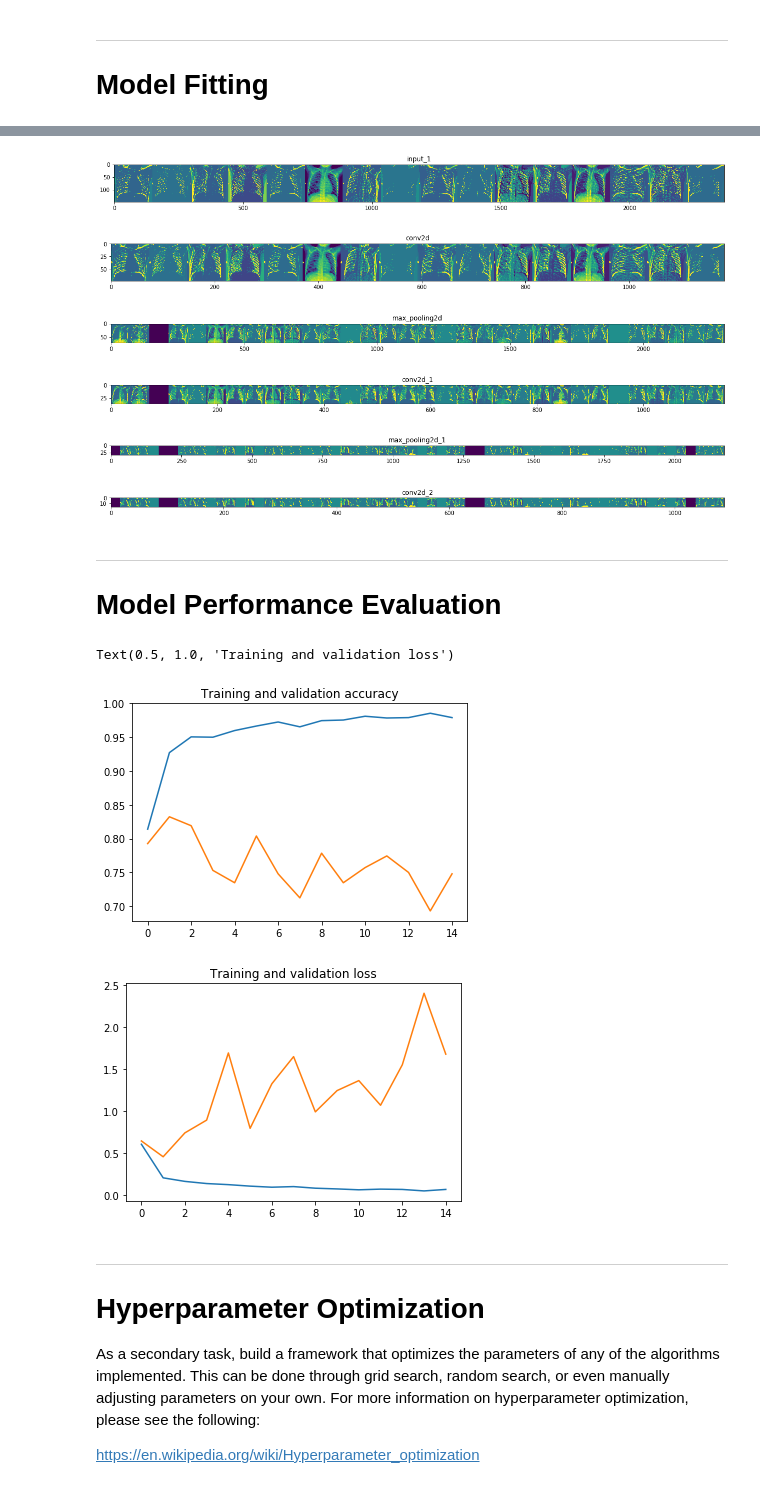
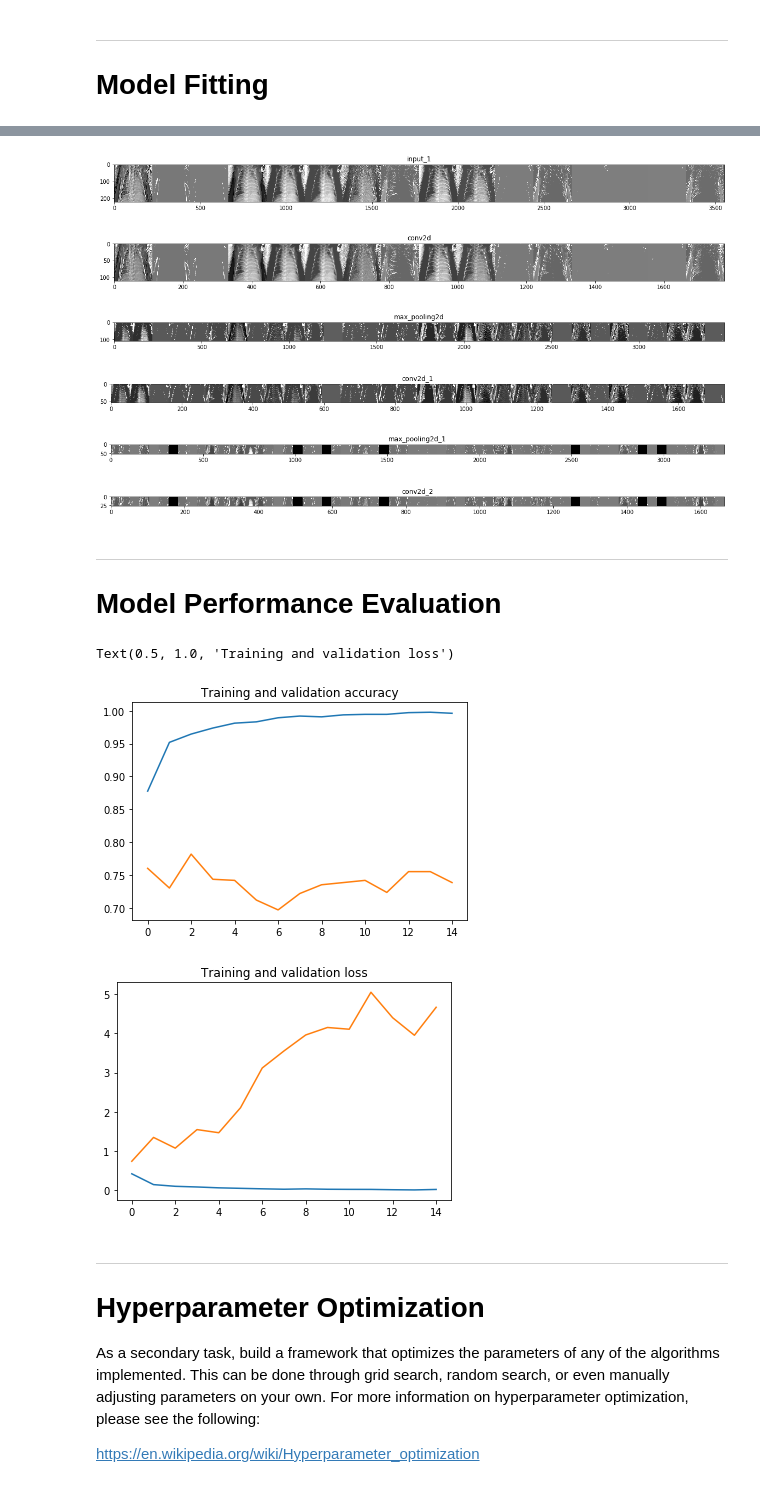
Before and after one commit to UnitForDataScience/Chest-X-Ray-Image-Classifier, a Jupyter notebook: Chest_X_Ray_Image_Classification_(Neural_Networks).ipynb, the cells around one changed output, grey strips where cells are left out. Cells and saved outputs as stored; diff of their text form; code cells hidden in the pictures.

```diff
--- a/Chest_X_Ray_Image_Classification_(Neural_Networks).ipynb
+++ b/Chest_X_Ray_Image_Classification_(Neural_Networks).ipynb
@@ -77,20 +84,20 @@ zip_file.close()
 
 # Assigning directories
 norm_train_dir = 'chest_xray/train/NORMAL'
-abn_train_dir = 'chest_xray/train/PNEUMONIA'
+pne_train_dir = 'chest_xray/train/PNEUMONIA'
 
 norm_test_dir = 'chest_xray/test/NORMAL'
-abn_test_dir = 'chest_xray/test/PNEUMONIA'
+pne_test_dir = 'chest_xray/test/PNEUMONIA'
 
 # generating lists of filenames
 norm_train_files = os.listdir(norm_train_dir )
-abn_train_files = os.listdir(abn_train_dir )
+pne_train_files = os.listdir(pne_train_dir )
 norm_test_files = os.listdir(norm_test_dir )
-abn_test_files = os.listdir(abn_test_dir )
+pne_test_files = os.listdir(pne_test_dir )
 
 # User output validation (file names should all be different)
 print(norm_train_files[:5])
-print(abn_train_files[:5])
+print(pne_train_files[:5])
 print(norm_test_files[:5])
-print(abn_test_files[:5])
+print(pne_test_files[:5])
 # %% [output]
@@ -142,7 +160,6 @@ plt.tight_layout()
 # %%
-# Our input feature map is 150x150x3: 150x150 for the image pixels, and 3 for
-# the three color channels: R, G, and B
-img_input = layers.Input(shape=(150, 150, 3))
+# Our input feature map is 224x224x3: 224x224 for the image pixels
+img_input = layers.Input(shape=(224, 224, 3))
 
 # First convolution extracts 16 filters that are 3x3
 # Convolution is followed by max-pooling layer with a 2x2 window
@@ -208,20 +217,20 @@ Use tf.where in 2.0, which has the same broadcast rule as np.where
 # %%
 # All images will be rescaled by 1./255
 train_datagen = ImageDataGenerator(rescale=1./255)
-val_datagen = ImageDataGenerator(rescale=1./255)
+test_datagen = ImageDataGenerator(rescale=1./255)
 
 # Flow training images in batches of 20 using train_datagen generator
 train_generator = train_datagen.flow_from_directory(
         'chest_xray/train',  # This is the source directory for training images
-        target_size=(150, 150),  # All images will be resized to 150x150
+        target_size=(224, 224),  # All images will be resized to 224x224
         batch_size=20,
         # Since we use binary_crossentropy loss, we need binary labels
         class_mode='binary')
 
-# Flow validation images in batches of 20 using val_datagen generator
-test_generator = val_datagen.flow_from_directory(
+# Flow validation images in batches of 20 using test_datagen generator
+test_generator = test_datagen.flow_from_directory(
         'chest_xray/test',
-        target_size=(150, 150),
+        target_size=(224, 224),
         batch_size=20,
         class_mode='binary')
 # %% [output]
@@ -231,11 +240,11 @@ Found 624 images belonging to 2 classes.
 ---
 # Model Fitting
 # %%
-history = model.fit_generator(
+history = model.fit(
       train_generator,
-      steps_per_epoch=100,  # 2000 images = batch_size * steps
+      steps_per_epoch=250,  # 5000 images = batch_size * steps
       epochs=15,
       validation_data=test_generator,
-      validation_steps=50,  # 1000 images = batch_size * steps
+      validation_steps=30,  # 600 images = batch_size * steps
       verbose=2)
 # %% [output]
@@ -265,12 +274,12 @@ visualization_model = Model(img_input, successive_outputs)
 
 # Let's prepare a random input image from the training set.
 norm_image_files = [os.path.join('chest_xray/train/NORMAL', f) for f in norm_train_files]
-abn_image_files = [os.path.join('chest_xray/train/PNEUMONIA', f) for f in abn_train_files]
-img_path = random.choice(norm_image_files + abn_image_files)
+pne_image_files = [os.path.join('chest_xray/train/PNEUMONIA', f) for f in pne_train_files]
+img_path = random.choice(norm_image_files + pne_image_files)
 
-img = load_img(img_path, target_size=(150, 150))  # this is a PIL image
-x = img_to_array(img)  # Numpy array with shape (150, 150, 3)
-x = x.reshape((1,) + x.shape)  # Numpy array with shape (1, 150, 150, 3)
+img = load_img(img_path, target_size=(224, 224))  # this is a PIL image
+x = img_to_array(img)  # Numpy array with shape (224, 224, 3)
+x = x.reshape((1,) + x.shape)  # Numpy array with shape (1, 224, 224, 3)
 
 # Rescale by 1/255
 x /= 255
@@ -280,40 +289,40 @@ x /= 255
 successive_feature_maps = visualization_model.predict(x)
 
 # These are the names of the layers, so can have them as part of our plot
 layer_names = [layer.name for layer in model.layers]
 
 # Now let's display our representations
 for layer_name, feature_map in zip(layer_names, successive_feature_maps):
   if len(feature_map.shape) == 4:
     # Just do this for the conv / maxpool layers, not the fully-connected layers
     n_features = feature_map.shape[-1]  # number of features in feature map
     # The feature map has shape (1, size, size, n_features)
     size = feature_map.shape[1]
     # We will tile our images in this matrix
     display_grid = np.zeros((size, size * n_features))
     for i in range(n_features):
       # Postprocess the feature to make it visually palatable
       x = feature_map[0, :, :, i]
       x -= x.mean()
       x /= x.std()
       x *= 64
       x += 128
       x = np.clip(x, 0, 255).astype('uint8')
       # We'll tile each filter into this big horizontal grid
       display_grid[:, i * size : (i + 1) * size] = x
     # Display the grid
     scale = 20. / n_features
     plt.figure(figsize=(scale * n_features, scale))
     plt.title(layer_name)
     plt.grid(False)
-    plt.imshow(display_grid, aspect='auto', cmap='viridis')
+    plt.imshow(display_grid, aspect='auto', cmap='gray')
 # %% [output]
-[figure, old version]
+[figure, new version]
-[figure, old version]
+[figure, new version]
-[figure, old version]
+[figure, new version]
-[figure, old version]
+[figure, new version]
-[figure, old version]
+[figure, new version]
-[figure, old version]
+[figure, new version]
 # %% [markdown]
 ---
 # Model Performance Evaluation
@@ -344,8 +353,8 @@ plt.plot(epochs, val_loss)
 plt.title('Training and validation loss')
 # %% [output]
 Text(0.5, 1.0, 'Training and validation loss')
-[figure, old version]
+[figure, new version]
-[figure, old version]
+[figure, new version]
 # %% [markdown]
 ---
 # Hyperparameter Optimization
```
Also changed, not shown: parts of 12 cells of this notebook.
